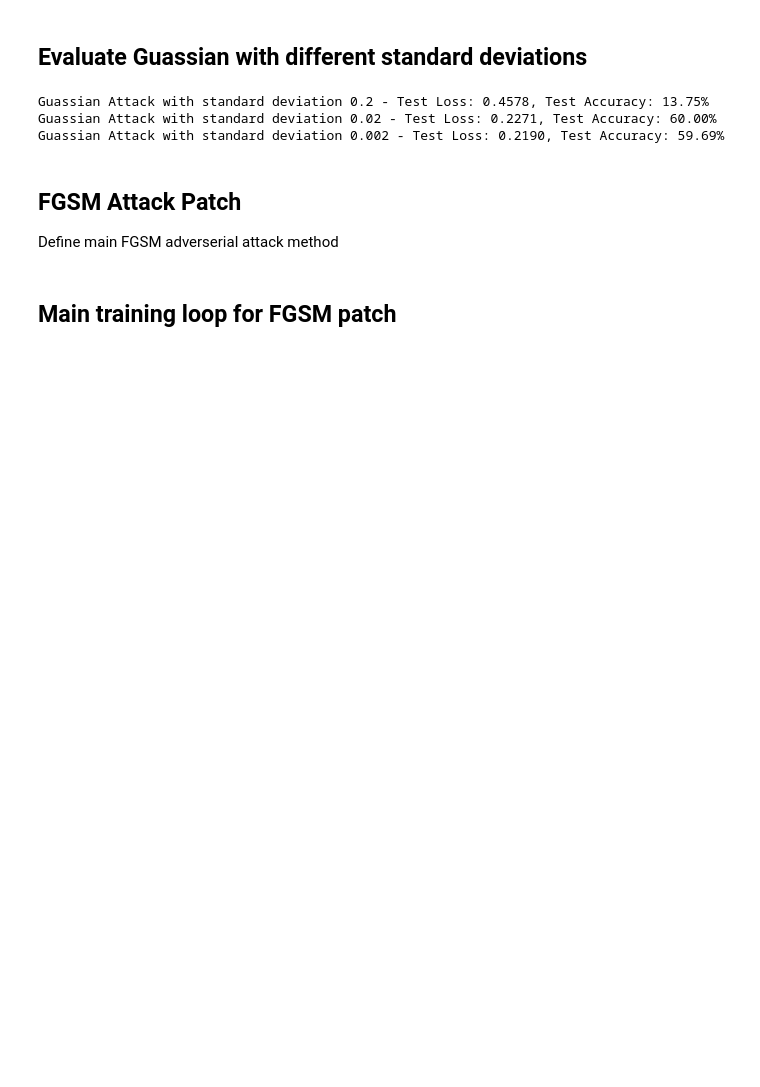
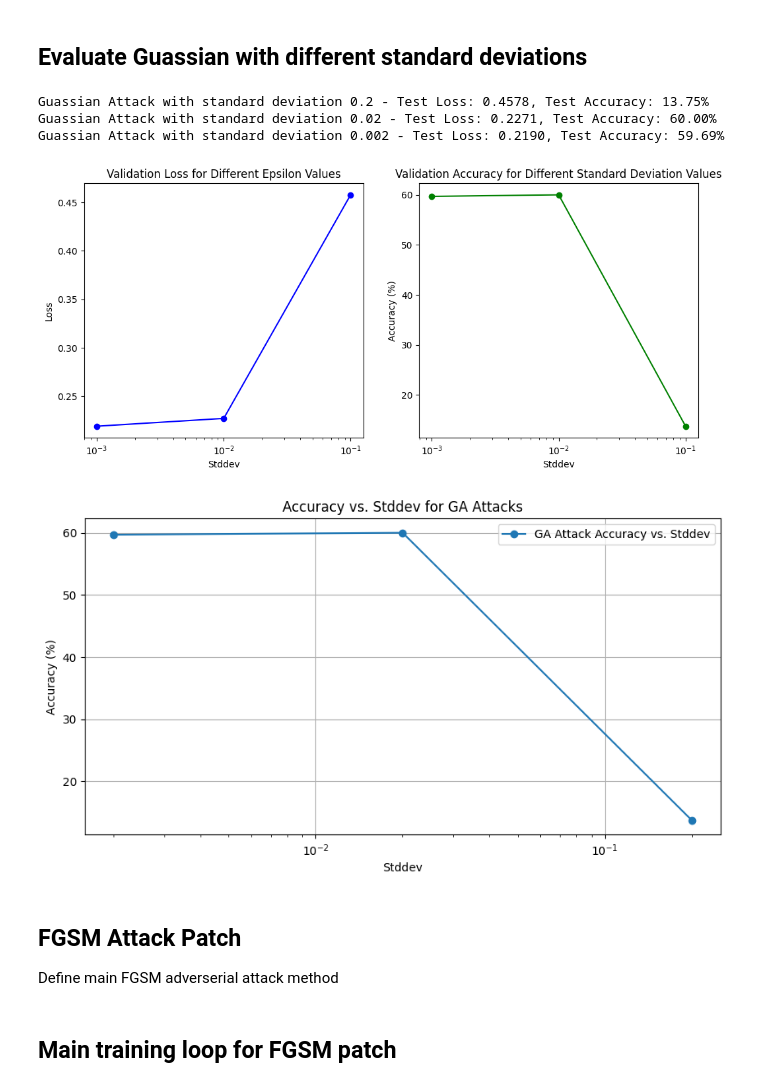
Before and after one commit to saifaldin14/AdversarialAttack3DCNN, a Jupyter notebook: 3DProject.ipynb, the cells around one changed output. Drawn from its saved outputs; the diff is of its cells as text; code cells hidden in the pictures; blank space fills up the shorter version.

```diff
--- a/3DProject.ipynb
+++ b/3DProject.ipynb
@@ -431,6 +431,51 @@ for stddev in [0.2, 0.02, 0.002]:
 Guassian Attack with standard deviation 0.2 - Test Loss: 0.4578, Test Accuracy: 13.75%
 Guassian Attack with standard deviation 0.02 - Test Loss: 0.2271, Test Accuracy: 60.00%
 Guassian Attack with standard deviation 0.002 - Test Loss: 0.2190, Test Accuracy: 59.69%
+# %%
+import matplotlib.pyplot as plt
+
+# 1. Plotting Effect of Different Stddev Values
+
+epsilons = [0.1, 0.01, 0.001]
+ga_eval_loss = [vars[0] for vars in ga_eval_vars]
+ga_eval_acc = [vars[1] for vars in ga_eval_vars]
+
+plt.figure(figsize=(12, 5))
+
+# Loss vs Stddev
+plt.subplot(1, 2, 1)
+plt.plot(epsilons, ga_eval_loss, marker='o', linestyle='-', color='blue')
+plt.xscale('log')
+plt.xlabel('Stddev')
+plt.ylabel('Loss')
+plt.title('Validation Loss for Different Epsilon Values')
+
+# Accuracy vs Epsilon
+plt.subplot(1, 2, 2)
+plt.plot(epsilons, ga_eval_acc, marker='o', linestyle='-', color='green')
+plt.xscale('log')
+plt.xlabel('Stddev')
+plt.ylabel('Accuracy (%)')
+plt.title('Validation Accuracy for Different Standard Deviation Values')
+
+plt.show()
+
+# 3. Accuracy vs. Stddev
+epsilons = [0.2, 0.02, 0.002]
+pgd_epsilon_acc = [val[1] for val in ga_eval_vars]  # Extract accuracy for each stddev
+
+plt.figure(figsize=(10, 5))
+plt.plot(epsilons, pgd_epsilon_acc, label="GA Attack Accuracy vs. Stddev", marker='o')
+plt.title('Accuracy vs. Stddev for GA Attacks')
+plt.xlabel('Stddev')
+plt.ylabel('Accuracy (%)')
+plt.xscale('log')  # Logarithmic scale for Stddev
+plt.grid(True)
+plt.legend()
+plt.show()
+# %% [output]
+[figure, added]
+[figure, added]
 # %% [markdown]
 ## FGSM Attack Patch
 Define main FGSM adverserial attack method
```
Also changed, not shown: parts of 6 cells of this notebook.
